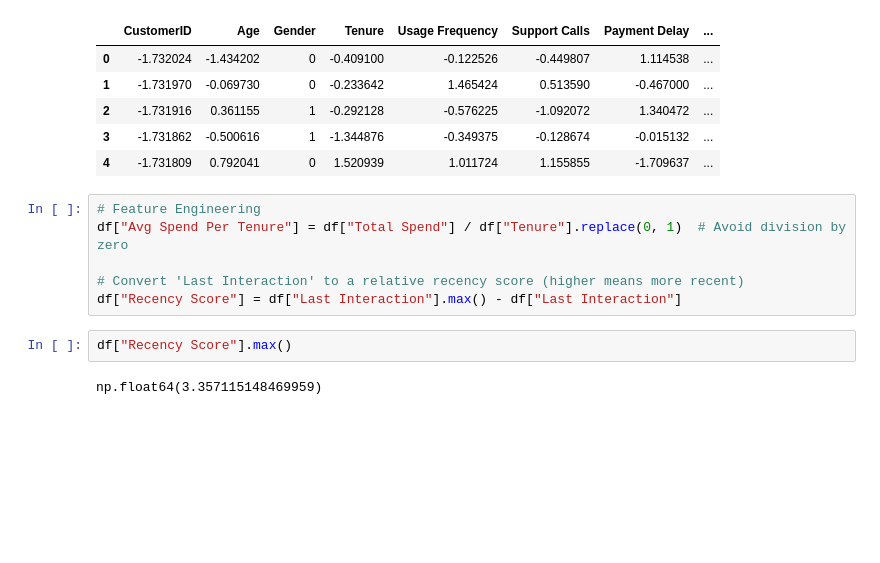
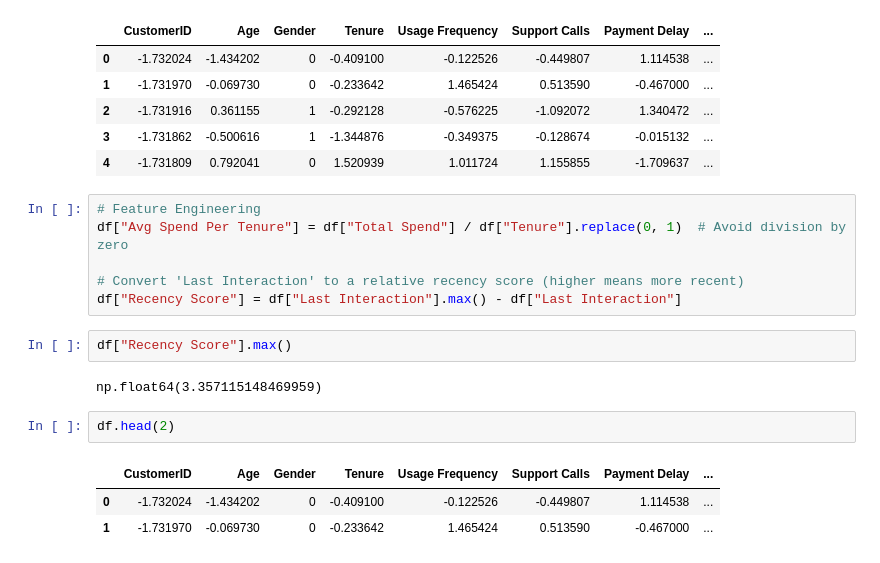
Before and after one commit to Hussain22shahid/Ml-Projects, a Jupyter notebook: Customer-Churn/notebook/Eda.ipynb, the cells around one changed output. Drawn from its saved outputs; the diff is of its cells as text; blank space fills up the shorter version.

```diff
--- a/Customer-Churn/notebook/Eda.ipynb
+++ b/Customer-Churn/notebook/Eda.ipynb
@@ -274,3 +302,9 @@ df["Recency Score"] = df["Last Interaction"].max() - df["Last Interaction"]
 df["Recency Score"].max()
 # %% [output]
 np.float64(3.357115148469959)
+# %%
+df.head(2)
+# %% [output]
+|  | CustomerID | Age | Gender | Tenure | Usage Frequency | Support Calls | Payment Delay | ... |
+| 0 | -1.732024 | -1.434202 | 0 | -0.409100 | -0.122526 | -0.449807 | 1.114538 | ... |
+| 1 | -1.731970 | -0.069730 | 0 | -0.233642 | 1.465424 | 0.513590 | -0.467000 | ... |
```
Also changed, not shown: parts of 5 cells of this notebook, 10 other files.
